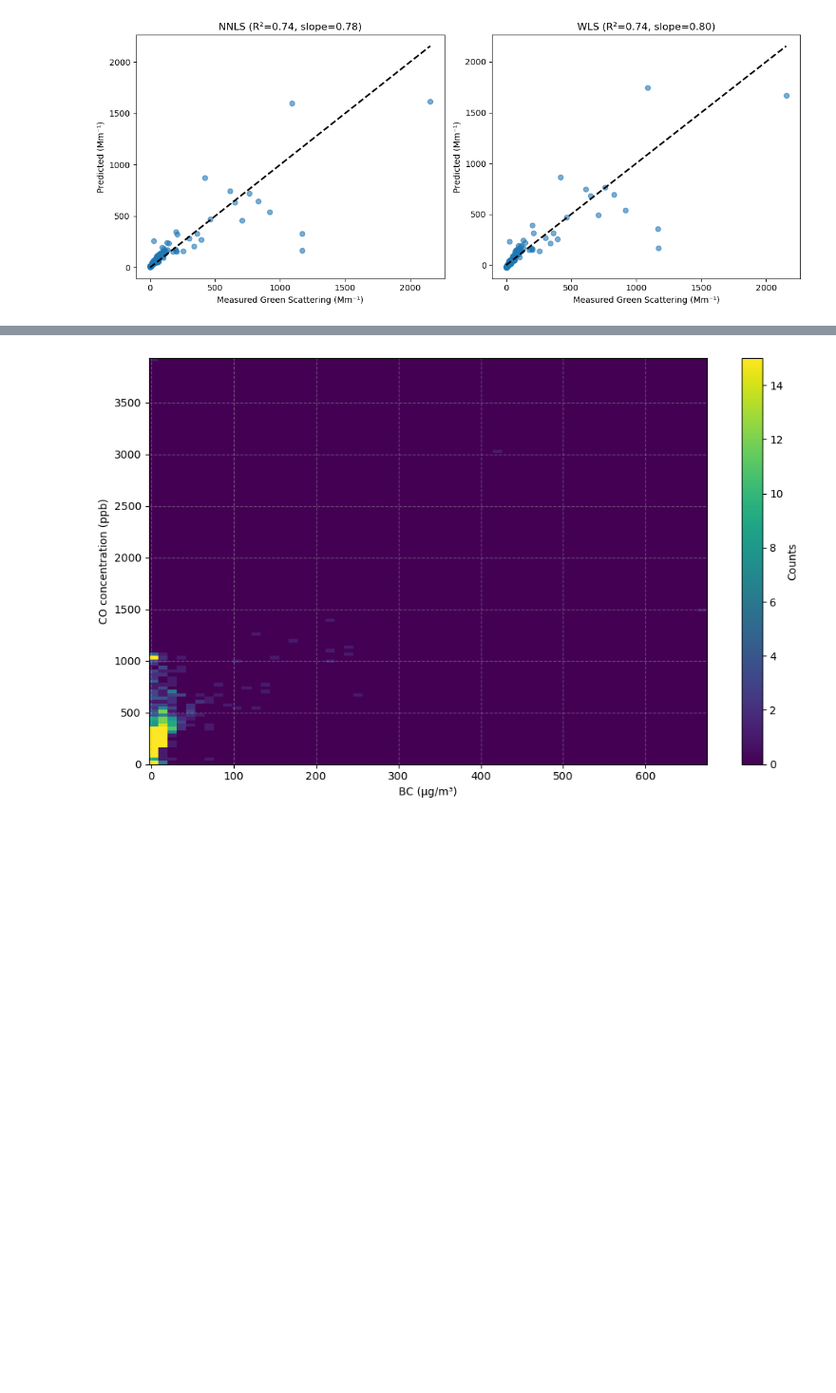
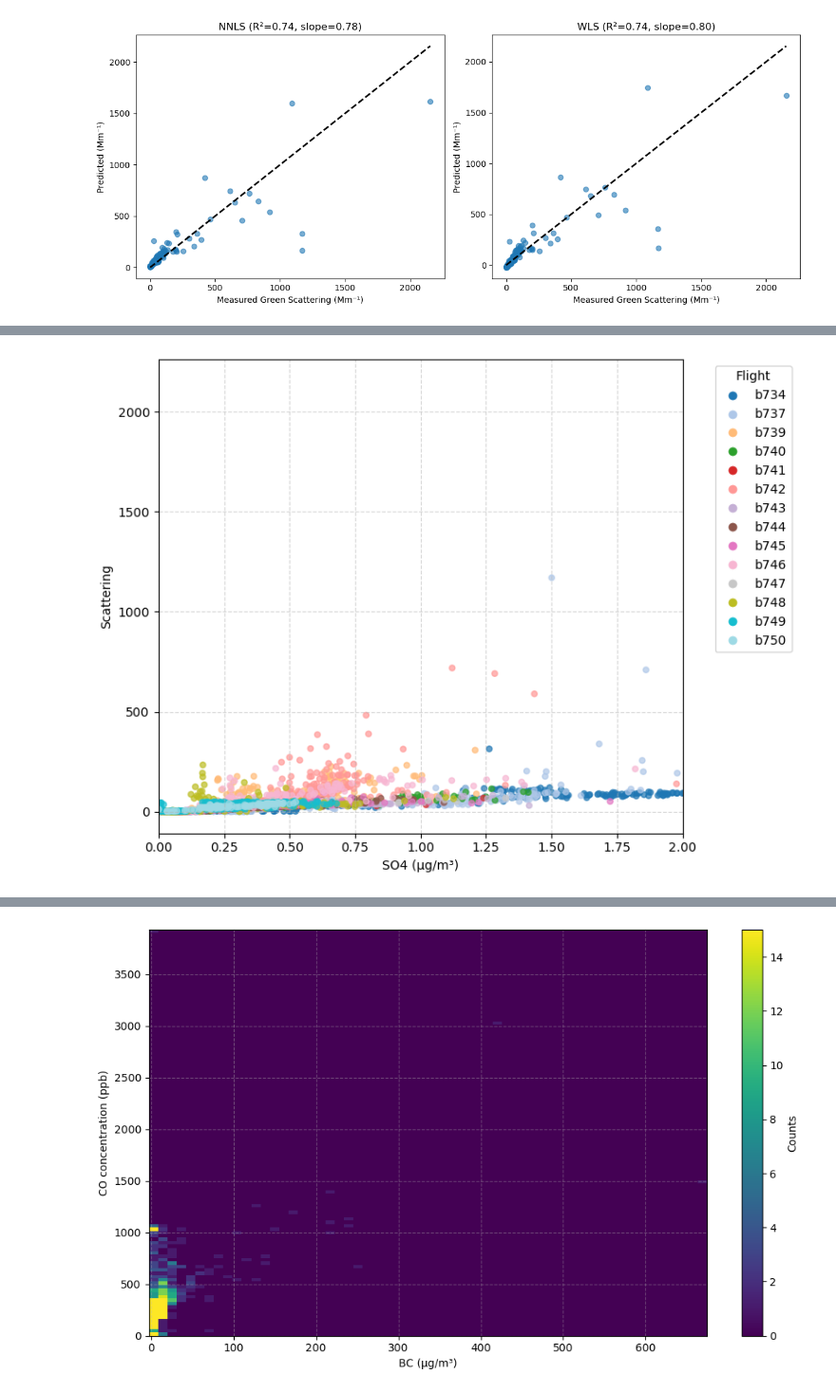
Before and after one commit to thiago-vg/SAMBBA-data-analysis, a Jupyter notebook: Scripts/Multi_linear_analysis/MLR_robust_analysis.ipynb, the cells around one changed output, grey strips where cells are left out. Shown at 95% size. Saved outputs shown, nothing was run; the diff lists cells and outputs as text; code cells hidden in the pictures; blank space fills up the shorter version.

```diff
--- a/Scripts/Multi_linear_analysis/MLR_robust_analysis.ipynb
+++ b/Scripts/Multi_linear_analysis/MLR_robust_analysis.ipynb
@@ -1146,3 +1162,47 @@ df_all = pd.concat(combined_data)
+# %%
+
+plt.figure(figsize=(8,6))
+
+# Unique flight IDs
+flights = df_all['Flight'].unique()
+
+# Build a discrete colormap with as many colors as flights
+cmap = cm.get_cmap('tab20', len(flights))
+color_map = {flight: cmap(i) for i, flight in enumerate(flights)}
+
+# Map flight strings to colors
+colors = df_all['Flight'].map(color_map)
+
+
+sc = plt.scatter(
+    df_all['SO4'],
+    df_all['TSC_green']*1e6,
+    c=colors,
+    alpha=0.7,
+    s=20
+)
+
+
+#plt.xlabel("SIC (µg/m³)")
+#plt.ylabel("TSC_green (Mm⁻¹)")
+plt.xlabel("SO4 (µg/m³)")
+plt.ylabel("Scattering")
+
+
+# Custom legend (since flights are categorical)
+handles = [plt.Line2D([0],[0], marker='o', color='w',
+                      markerfacecolor=color_map[flight], markersize=8)
+           for flight in flights]
+plt.legend(handles, flights, title="Flight", bbox_to_anchor=(1.05, 1), loc='upper left')
+#plt.xlim(0,1000)
+plt.xlim(0,2)
+#plt.title("TSC_green vs SIC colored by DG")
+#plt.colorbar(sc, label="DG (µm)")
+plt.grid(True, linestyle="--", alpha=0.5)
+plt.tight_layout()
+plt.show()
+# %% [output]
+[figure, added]
 # %%
 # Filter the DataFrame
 #df_filtered_flight = df_all[df_all["Flight"].isin(Selected_flights)]
```
Also changed, not shown: parts of 11 cells of this notebook, 2 other files.
